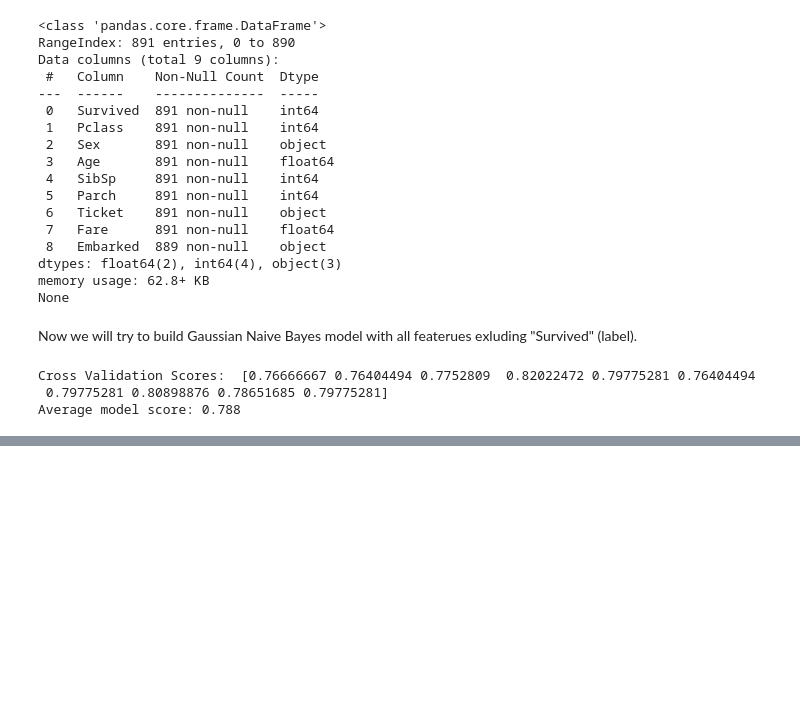
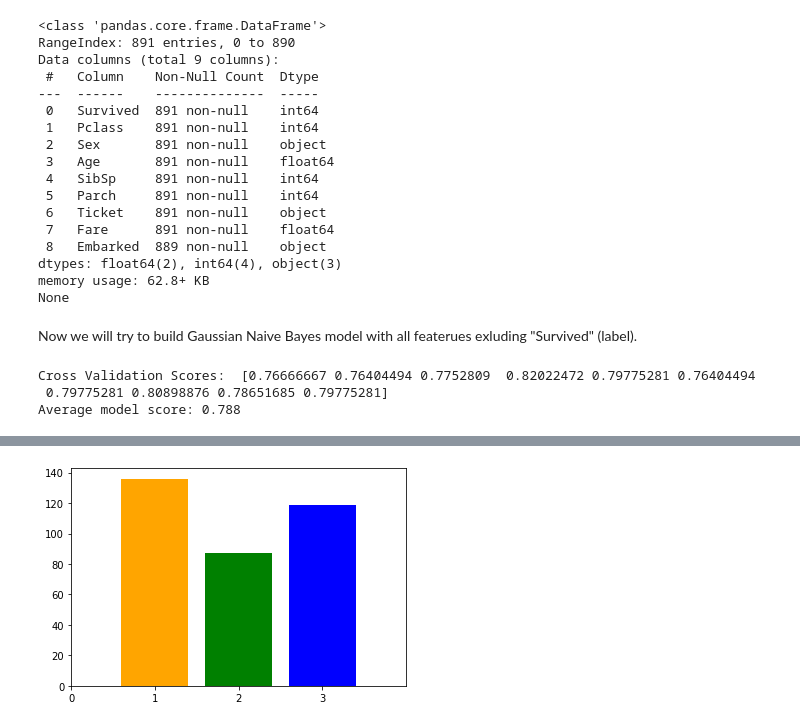
Before and after one commit to Maciej-Bedka/titanic-survivors-ml, a Jupyter notebook: titanic.ipynb, the cells around one changed output, grey strips where cells are left out. Drawn from its saved outputs; the diff is of its cells as text; code cells hidden in the pictures; blank space fills up the shorter version.

```diff
--- a/titanic.ipynb
+++ b/titanic.ipynb
@@ -157,0 +157,10 @@ As a result, we have achived overall accuracy score of 78.2% based on 4 features
+# %%
+N, bins, patches = plt.hist(train_data.loc[(train_data["Survived"] == 1), ["Pclass"]], bins=np.arange(5)-0.4, width=0.8)
+patches[1].set_facecolor('Orange')
+patches[2].set_facecolor('Green')
+patches[3].set_facecolor('Blue')
+plt.xticks(range(4))
+plt.xlim([0,4])
+plt.show()
+# %% [output]
+[figure, added]
```
Also changed, not shown: parts of 15 cells of this notebook.
